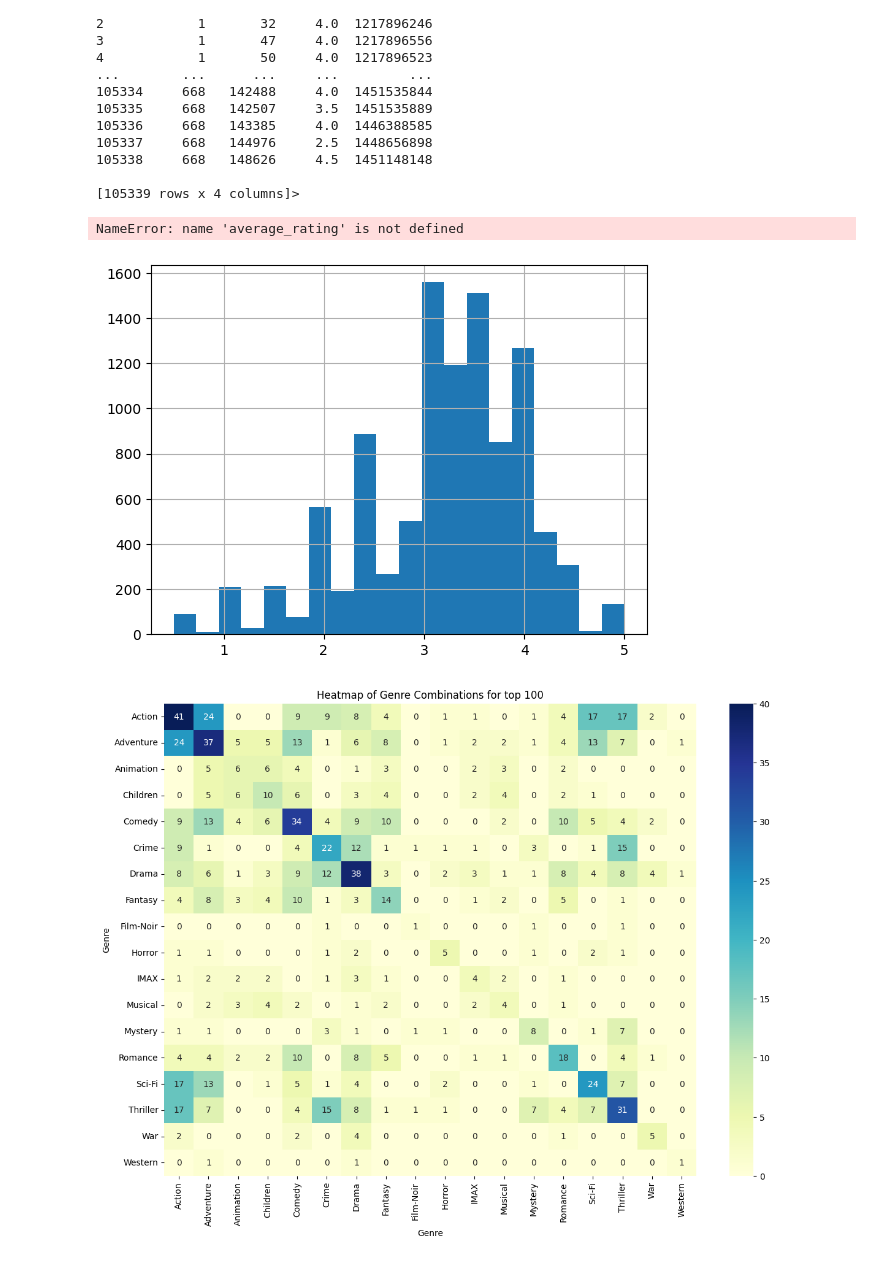
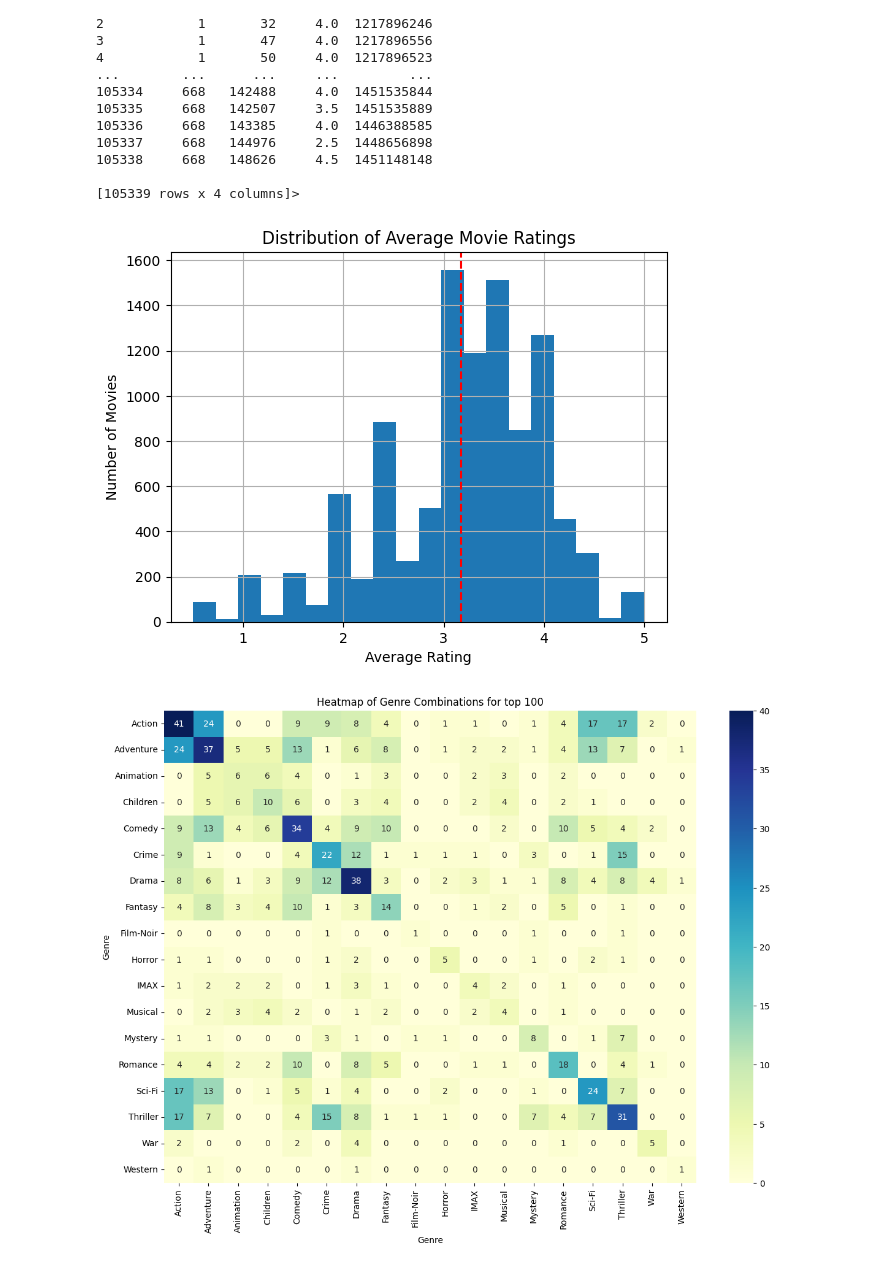
Before and after one commit to CITATS928/DataAnalysis, a Jupyter notebook: AnalysisData.ipynb, the cells around one changed output. Drawn from its saved outputs; the diff is of its cells as text; code cells hidden in the pictures.

```diff
--- a/AnalysisData.ipynb
+++ b/AnalysisData.ipynb
@@ -283,14 +293,13 @@ movie_ave_rating = pd.merge(movie_data, rat_ave, on='movieId', how='left')
 # %%
 movie_ave_rating['rating'].round(1).hist(bins=20)
 average_rat = movie_ave_rating['rating'].mean()
-plt.axvline(average_rat, color='red', linestyle='--', label=f'Average Rating: {average_rating:.2f}')
+plt.axvline(average_rat, color='red', linestyle='--', label=f'Average Rating: {average_rat:.2f}')
 plt.title('Distribution of Average Movie Ratings')
 plt.xlabel('Average Rating')
 plt.ylabel('Number of Movies')
 plt.show()
 # %% [output]
-NameError: name 'average_rating' is not defined
-[figure, old version]
+[figure, new version]
 # %%
 # Calculate the number of ratings for each movie
 rating_counts = rating_data.groupby('movieId')['rating'].count().reset_index()
```
Also changed, not shown: parts of 2 cells of this notebook.
